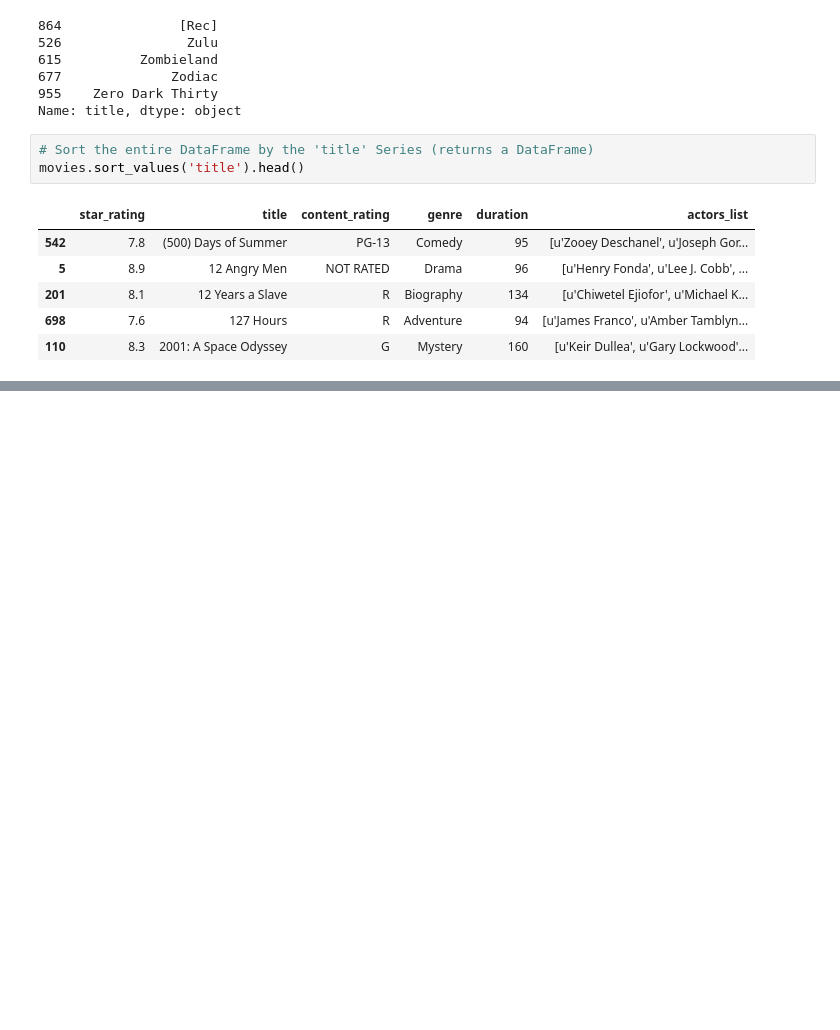
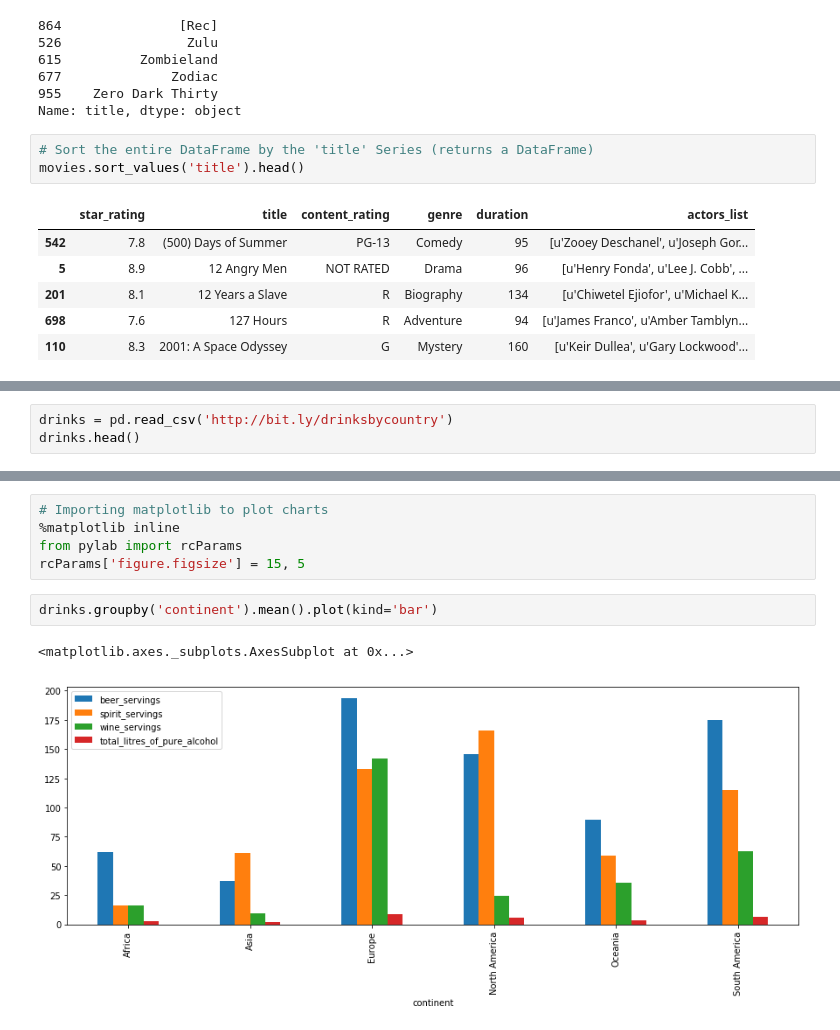
Before and after one commit to Deepshikha05/Learn-Pandas, a Jupyter notebook: Pandas.ipynb, the cells around one changed output, grey strips where cells are left out. Saved outputs shown, nothing was run; the diff lists cells and outputs as text; blank space fills up the shorter version.

```diff
--- a/Pandas.ipynb
+++ b/Pandas.ipynb
@@ -265,0 +485,3 @@ movies.sort_values('title').head()
+# %%
+drinks = pd.read_csv('http://bit.ly/drinksbycountry')
+drinks.head()
@@ -265,0 +553,10 @@ movies.sort_values('title').head()
+# %%
+# Importing matplotlib to plot charts
+%matplotlib inline
+from pylab import rcParams
+rcParams['figure.figsize'] = 15, 5
+# %%
+drinks.groupby('continent').mean().plot(kind='bar')
+# %% [output]
+<matplotlib.axes._subplots.AxesSubplot at 0x...>
+[figure, added]
```
Also changed, not shown: parts of 72 cells of this notebook.
